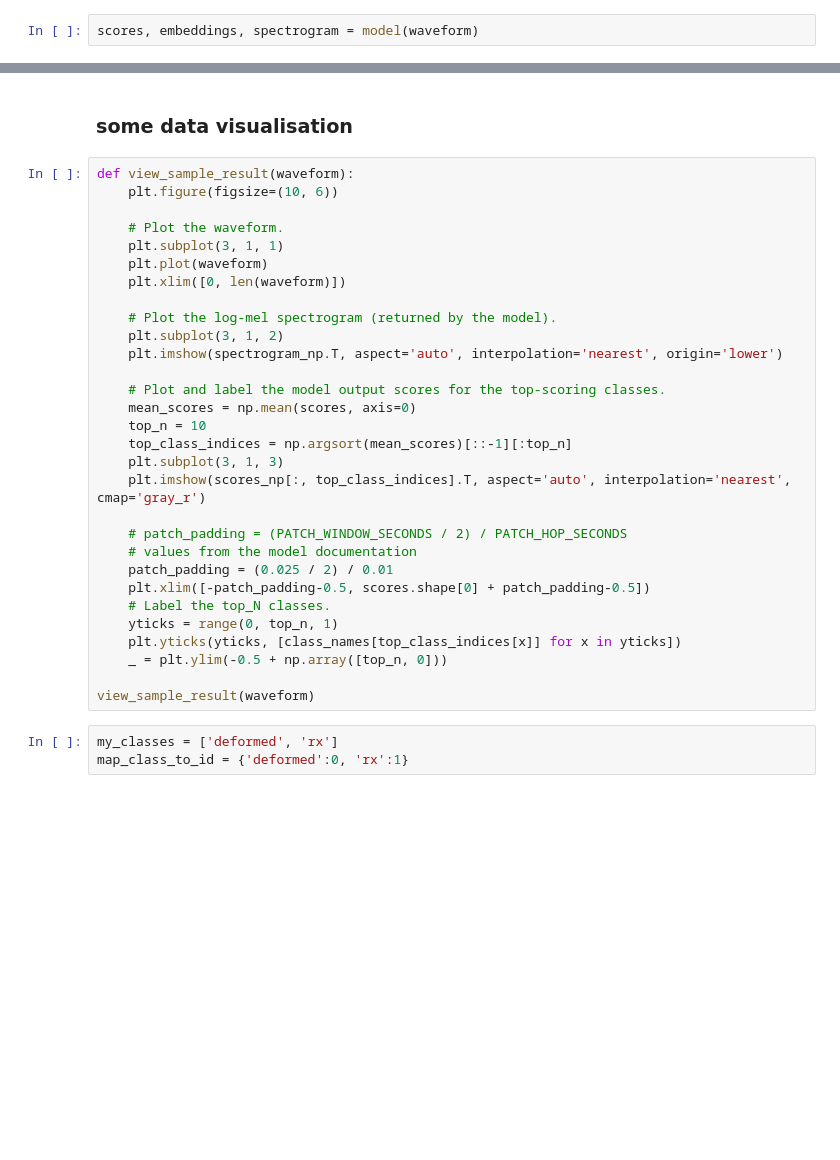
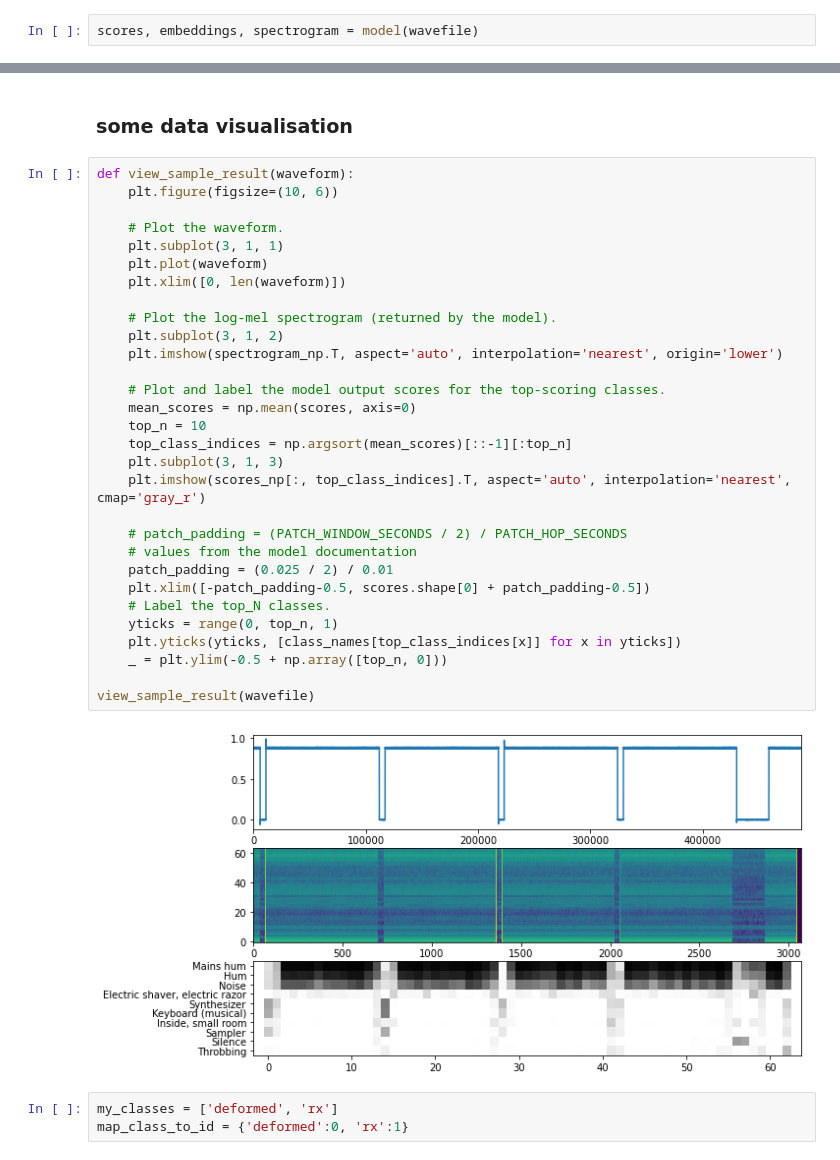
Before and after one commit to kaoutamine/ML_laser_powder_project, a Jupyter notebook: project.ipynb, the cells around one changed output, grey strips where cells are left out. Cells and saved outputs as stored; diff of their text form; blank space fills up the shorter version.

```diff
--- a/project.ipynb
+++ b/project.ipynb
@@ -251,5 +277,5 @@ print(Audio(wav_data, rate=sample_rate))
 # %%
-scores, embeddings, spectrogram = model(waveform)
+scores, embeddings, spectrogram = model(wavefile)
 # %%
 scores_np = scores.numpy()
 spectrogram_np = spectrogram.numpy()
@@ -260,33 +288,35 @@ print(f'The main sound is: {infered_class}')
 # %%
 def view_sample_result(waveform):
     plt.figure(figsize=(10, 6))
 
     # Plot the waveform.
     plt.subplot(3, 1, 1)
     plt.plot(waveform)
     plt.xlim([0, len(waveform)])
 
     # Plot the log-mel spectrogram (returned by the model).
     plt.subplot(3, 1, 2)
     plt.imshow(spectrogram_np.T, aspect='auto', interpolation='nearest', origin='lower')
 
     # Plot and label the model output scores for the top-scoring classes.
     mean_scores = np.mean(scores, axis=0)
     top_n = 10
     top_class_indices = np.argsort(mean_scores)[::-1][:top_n]
     plt.subplot(3, 1, 3)
     plt.imshow(scores_np[:, top_class_indices].T, aspect='auto', interpolation='nearest', cmap='gray_r')
 
     # patch_padding = (PATCH_WINDOW_SECONDS / 2) / PATCH_HOP_SECONDS
     # values from the model documentation
     patch_padding = (0.025 / 2) / 0.01
     plt.xlim([-patch_padding-0.5, scores.shape[0] + patch_padding-0.5])
     # Label the top_N classes.
     yticks = range(0, top_n, 1)
     plt.yticks(yticks, [class_names[top_class_indices[x]] for x in yticks])
     _ = plt.ylim(-0.5 + np.array([top_n, 0]))
 
-view_sample_result(waveform)
+view_sample_result(wavefile)
+# %% [output]
+[figure, added]
 # %%
 my_classes = ['deformed', 'rx']
 map_class_to_id = {'deformed':0, 'rx':1}
```
Also changed, not shown: parts of 34 cells of this notebook.
